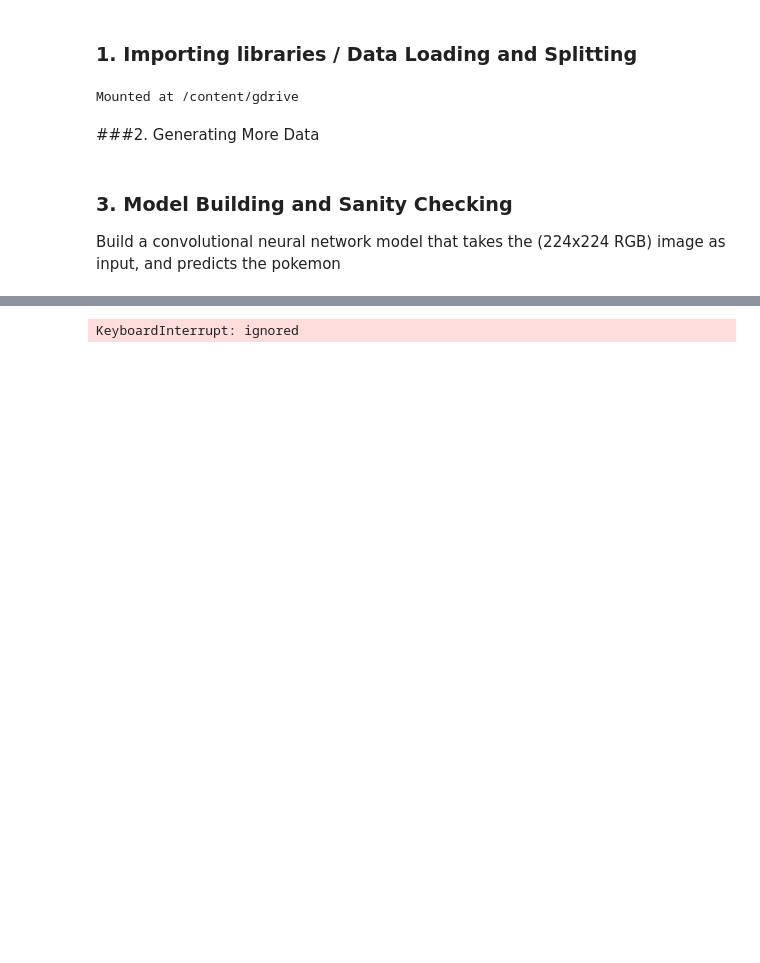
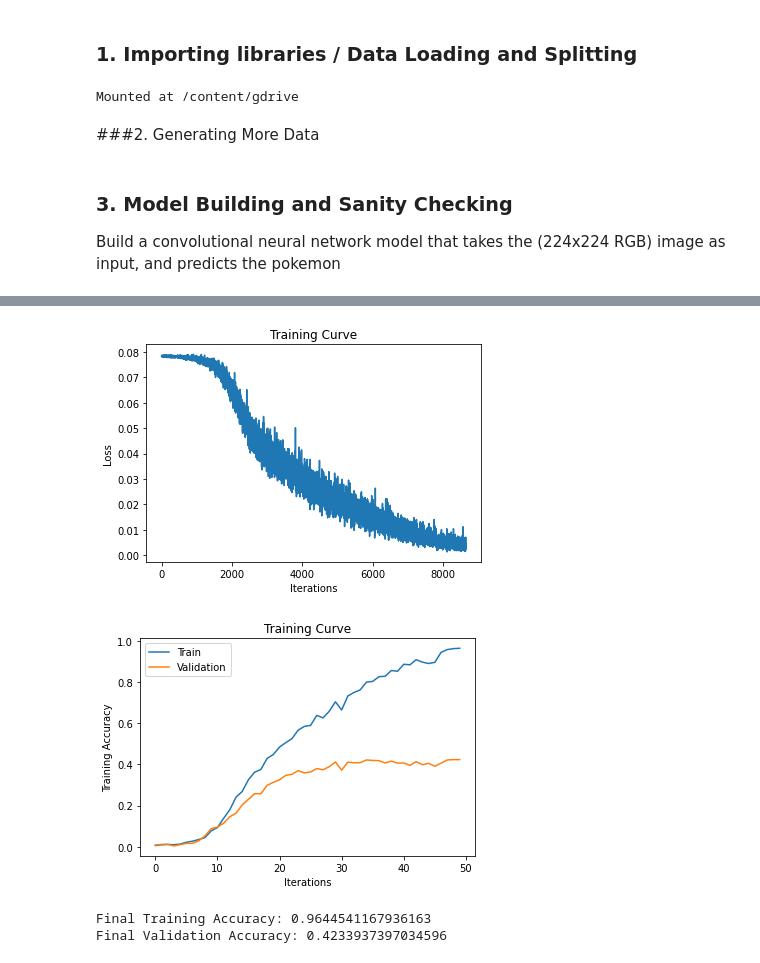
Before and after one commit to Joshua-Pow/pokescanner, a Jupyter notebook: PokeScanner.ipynb, the cells around one changed output, grey strips where cells are left out. Drawn from its saved outputs; the diff is of its cells as text; code cells hidden in the pictures; blank space fills up the shorter version.

```diff
--- a/PokeScanner.ipynb
+++ b/PokeScanner.ipynb
@@ -189,7 +189,7 @@ def train(model, data, size, num_epochs, learning_rate):
     print("Final Training Accuracy: {}".format(train_acc[-1]))
     print("Final Validation Accuracy: {}".format(val_acc[-1]))
 # %%
-model = PokemonClassifier(4)
+model = PokemonClassifier(3)
 
 #proper model
 #############################################
@@ -200,6 +200,6 @@ if use_cuda and torch.cuda.is_available():
 #############################################
 
 #Basic first attempt at training
-train(model, train_set, size=64, num_epochs=100, learning_rate=0.001)
+train(model, train_set, size=64, num_epochs=50, learning_rate=0.0005)
 # %% [output]
 cuda
@@ -206 +222,4 @@ cuda
+[figure, added]
+[figure, added]
-KeyboardInterrupt: ignored
+Final Training Accuracy: 0.9644541167936163
+Final Validation Accuracy: 0.4233937397034596
```
Also changed, not shown: parts of 2 cells of this notebook.
